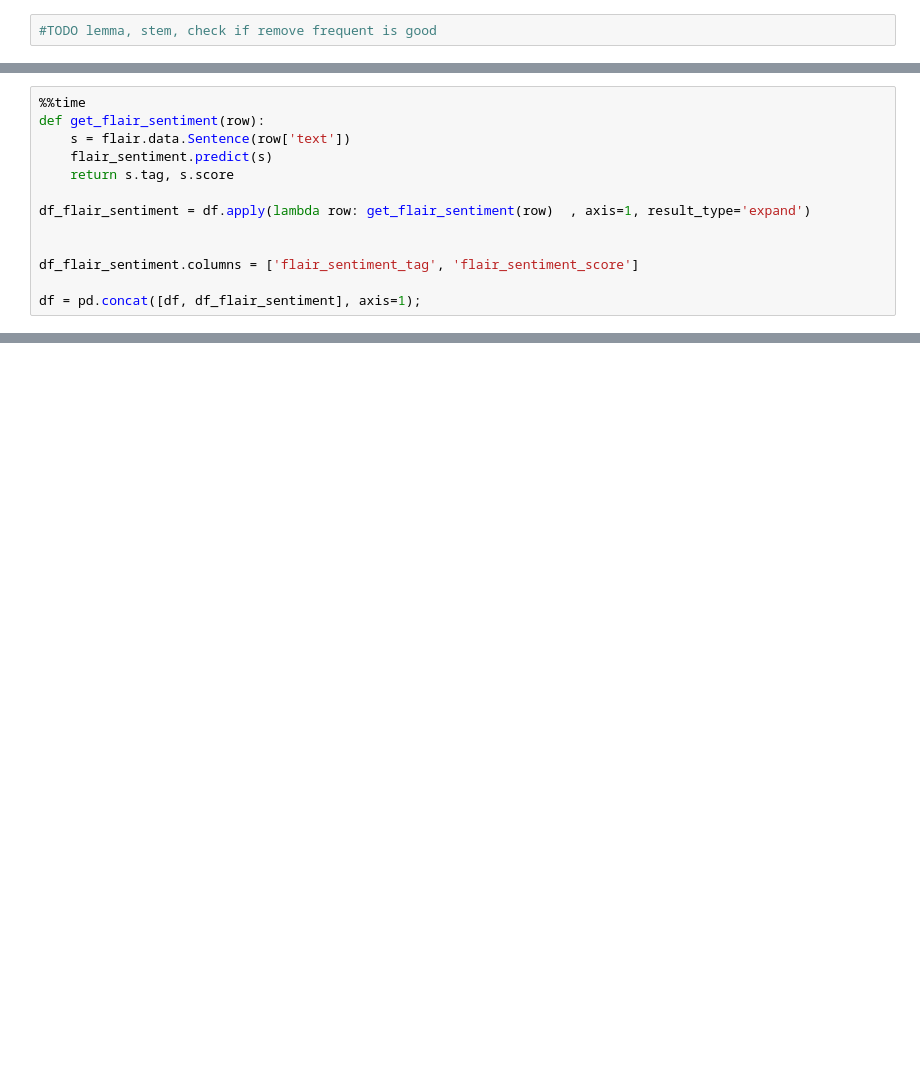
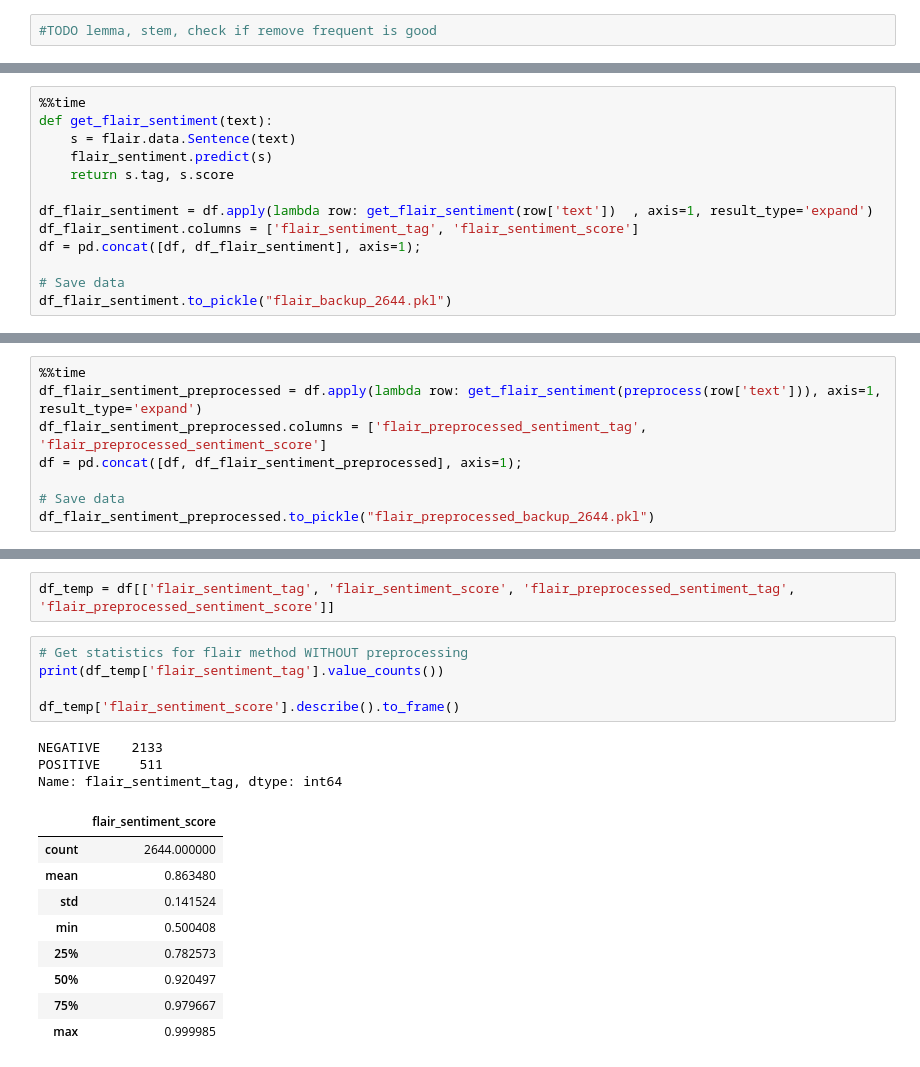
Before and after one commit to etiennebruno/fin-407-mutual-funds, a Jupyter notebook: mutual_funds_deviations/5_statistics.ipynb, the cells around one changed output, grey strips where cells are left out. Cells and saved outputs as stored; diff of their text form; blank space fills up the shorter version.

```diff
--- a/mutual_funds_deviations/5_statistics.ipynb
+++ b/mutual_funds_deviations/5_statistics.ipynb
@@ -67,14 +99,14 @@ flair_sentiment = flair.models.TextClassifier.load('en-sentiment')
 # %%
 %%time
-def get_flair_sentiment(row):
-    s = flair.data.Sentence(row['text'])
+def get_flair_sentiment(text):
+    s = flair.data.Sentence(text)
     flair_sentiment.predict(s)
     return s.tag, s.score
 
-df_flair_sentiment = df.apply(lambda row: get_flair_sentiment(row)  , axis=1, result_type='expand')
+df_flair_sentiment = df.apply(lambda row: get_flair_sentiment(row['text'])  , axis=1, result_type='expand')
+df_flair_sentiment.columns = ['flair_sentiment_tag', 'flair_sentiment_score']
+df = pd.concat([df, df_flair_sentiment], axis=1);
 
-
-df_flair_sentiment.columns = ['flair_sentiment_tag', 'flair_sentiment_score']
-
-df = pd.concat([df, df_flair_sentiment], axis=1);
+# Save data
+df_flair_sentiment.to_pickle("flair_backup_2644.pkl")
 # %% [output]
@@ -87,0 +115,8 @@ txt = """The Board noted that the Fund outperformed its benchmark and ranked in
+# %%
+%%time
+df_flair_sentiment_preprocessed = df.apply(lambda row: get_flair_sentiment(preprocess(row['text'])), axis=1, result_type='expand')
+df_flair_sentiment_preprocessed.columns = ['flair_preprocessed_sentiment_tag', 'flair_preprocessed_sentiment_score']
+df = pd.concat([df, df_flair_sentiment_preprocessed], axis=1);
+
+# Save data
+df_flair_sentiment_preprocessed.to_pickle("flair_preprocessed_backup_2644.pkl")
@@ -87,0 +126,20 @@ txt = """The Board noted that the Fund outperformed its benchmark and ranked in
+# %%
+df_temp = df[['flair_sentiment_tag', 'flair_sentiment_score', 'flair_preprocessed_sentiment_tag', 'flair_preprocessed_sentiment_score']]
+# %%
+# Get statistics for flair method WITHOUT preprocessing
+print(df_temp['flair_sentiment_tag'].value_counts())
+
+df_temp['flair_sentiment_score'].describe().to_frame()
+# %% [output]
+NEGATIVE    2133
+POSITIVE     511
+Name: flair_sentiment_tag, dtype: int64
+|  | flair_sentiment_score |
+| count | 2644.000000 |
+| mean | 0.863480 |
+| std | 0.141524 |
+| min | 0.500408 |
+| 25% | 0.782573 |
+| 50% | 0.920497 |
+| 75% | 0.979667 |
+| max | 0.999985 |
```
Also changed, not shown: parts of 16 cells of this notebook, 9 other files.
